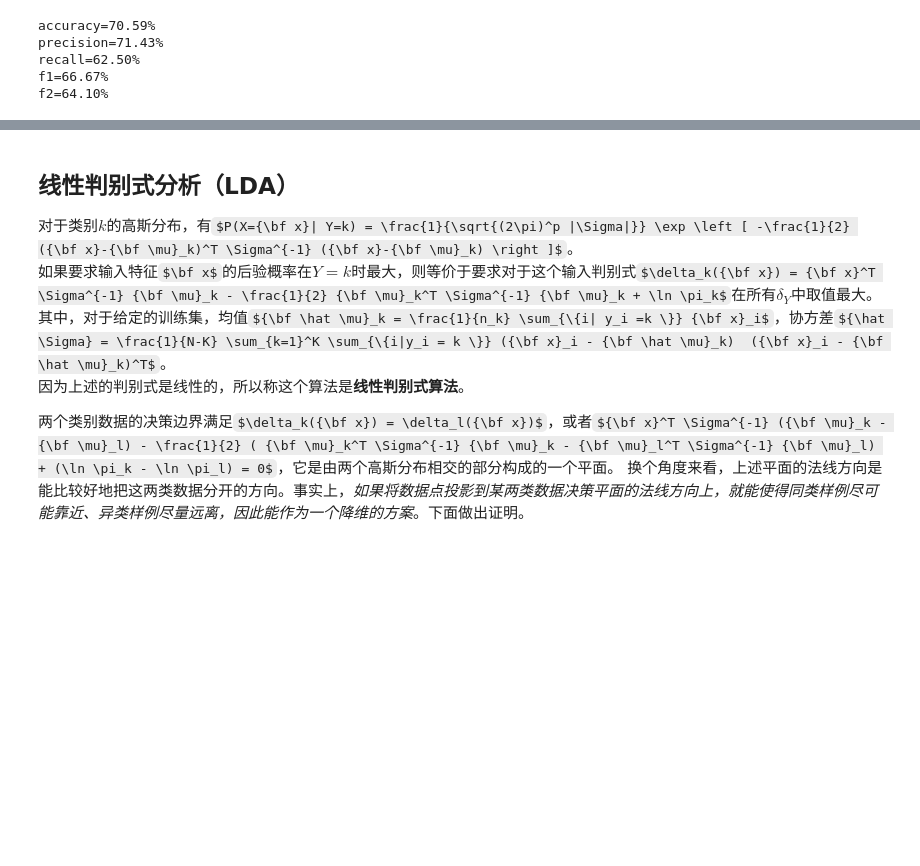
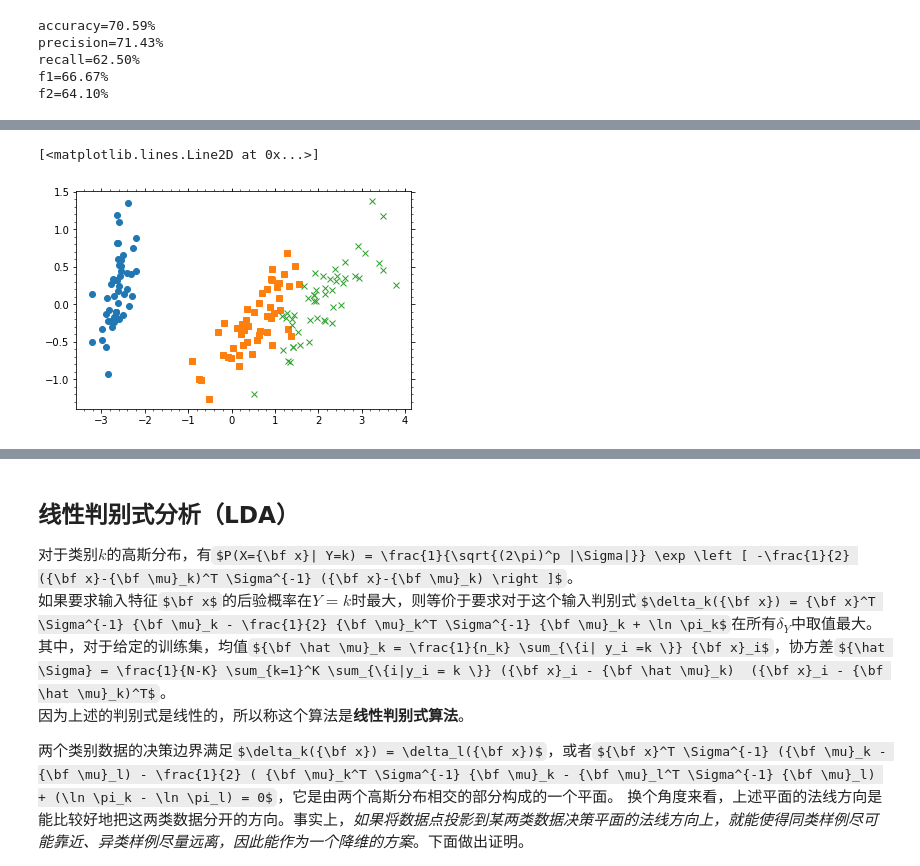
Before and after one commit to szqtc/MyMachineLearningNotes, a Jupyter notebook: 1_LinearModel.ipynb, the cells around one changed output, grey strips where cells are left out. Saved outputs shown, nothing was run; the diff lists cells and outputs as text; code cells hidden in the pictures; some formulas as TeX source; blank space fills up the shorter version.

```diff
--- a/1_LinearModel.ipynb
+++ b/1_LinearModel.ipynb
@@ -773,0 +818,4 @@ $p(y=K \mid {\bf x}) = \frac{1}{1 + \sum_{i=1}^{K-1} \exp({\bf \hat w}_i^T {\bf
+# %%
+# iris dataset
+X4, y4 = datasets.load_iris(return_X_y=True)
+print(X4[:10, :], y4[:10])
@@ -773,0 +833,17 @@ $p(y=K \mid {\bf x}) = \frac{1}{1 + \sum_{i=1}^{K-1} \exp({\bf \hat w}_i^T {\bf
+# %%
+# reduce the dimension to make it easy to plot
+from sklearn import decomposition
+pca = decomposition.PCA(n_components=2)
+X4_2d= pca.fit_transform(X4)
+
+#from sklearn import manifold
+#tsne = manifold.TSNE(n_components=2)
+#X4_2d = tsne.fit_transform(X4)
+
+fg6, ax6 = plt.subplots()
+ax6.plot(X4_2d[y4==0, 0], X4_2d[y4==0, 1], marker='o', ls='None')
+ax6.plot(X4_2d[y4==1, 0], X4_2d[y4==1, 1], marker='s', ls='None')
+ax6.plot(X4_2d[y4==2, 0], X4_2d[y4==2, 1], marker='x', ls='None')
+# %% [output]
+[<matplotlib.lines.Line2D at 0x...>]
+[figure, added]
```
Also changed, not shown: parts of 29 cells of this notebook, 1 other file.
